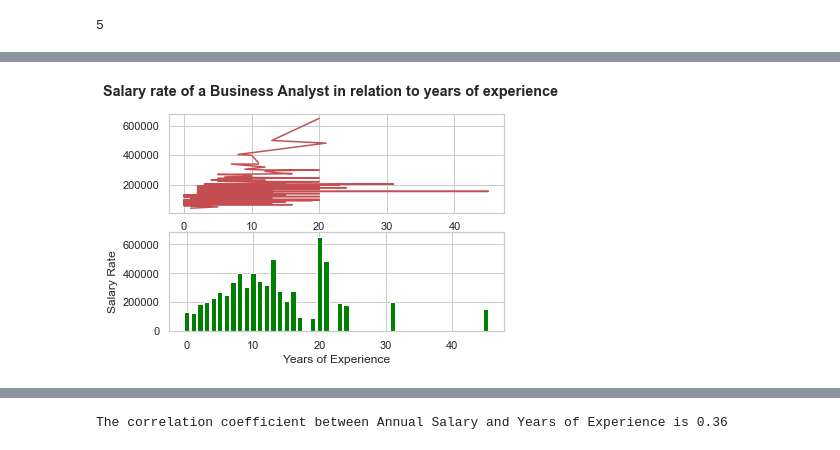
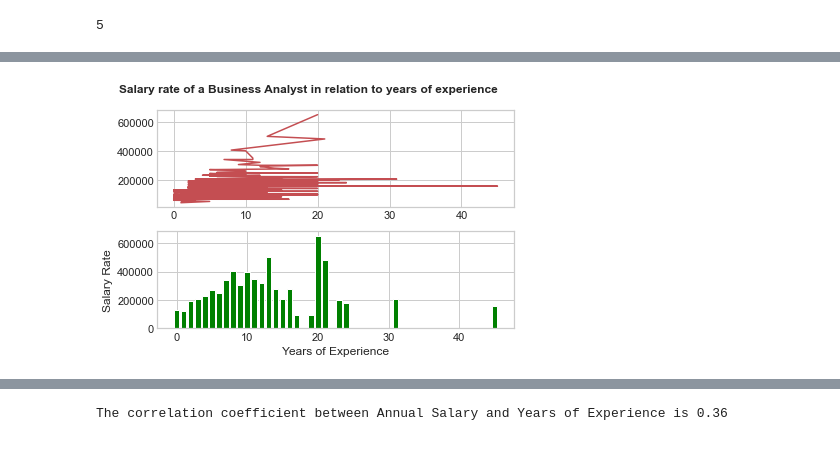
Before and after one commit to rita-s/Data_Analysis_Project_1, a Jupyter notebook: HR_Hackers.ipynb, the cells around one changed output, grey strips where cells are left out. Drawn from its saved outputs; the diff is of its cells as text; code cells hidden in the pictures.

```diff
--- a/HR_Hackers.ipynb
+++ b/HR_Hackers.ipynb
@@ -735,35 +729,35 @@ fig, ax = plt.subplots(nrows=2, ncols=1)
 x = biz_analyst['Years_of_Experience']
 y = biz_analyst['Annual_Salary']
 
 # Plot
 
 
 ax[0].plot(x, y, color='r')
 ax[1].bar(x, y, color='green')
 
 # Title
 
 plt.suptitle('Salary rate of a Business Analyst in relation to years of experience',
               fontweight='bold')
 
 # Labelling x and y_axis
 
 plt.xlabel('Years of Experience')
 plt.ylabel('Salary Rate')
 
 # Auto adjust
 
-#plt.tight_layout()
+plt.tight_layout()
 
 # Saving image as png file
 
 plt.savefig('biz_analyst.png')
 
 # Display
 
 plt.show()
 # %% [output]
-[figure, old version]
+[figure, new version]
 # %%
 # Ploting to show Years of Experience
 
```
Also changed, not shown: parts of 36 cells of this notebook.
